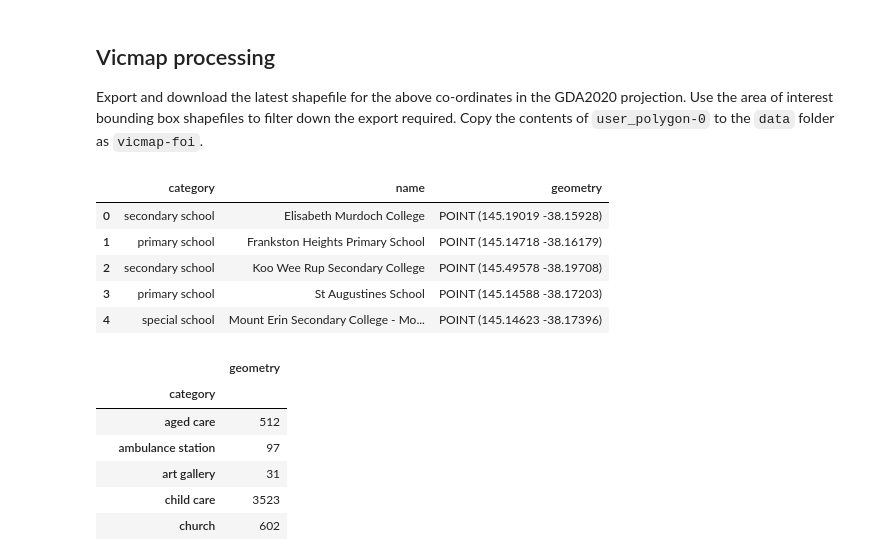
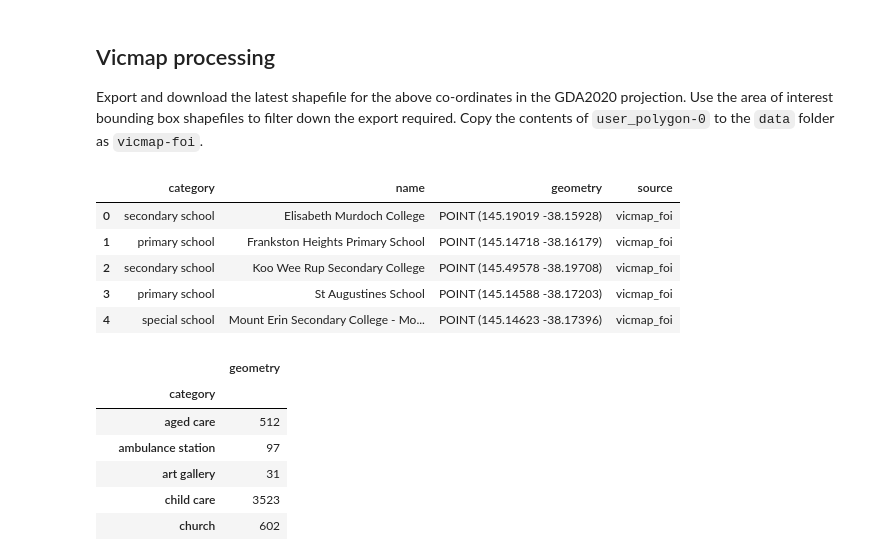
Before and after one commit to tpisel/walkability, a Jupyter notebook: data_ingestion.ipynb, the cells around one changed output. Cells and saved outputs as stored; diff of their text form; code cells hidden in the pictures.

```diff
--- a/data_ingestion.ipynb
+++ b/data_ingestion.ipynb
@@ -275,39 +297,41 @@ Export and download the latest shapefile for the above co-ordinates in the GDA20
 vicmap_gdf = gpd.read_file('data/vicmap-foi/VMFEAT/FOI_POINT.shp')
 
 # processing:
 # - filter desired fields
 # - map to desired columns (multipoint -> point geometries)
 
 vicmap_labels = [
     'child care','aged care','entertainment centre','hall','community centre','senior citizens','art gallery','museum','library',
     'primary/secondary school','special school','primary school','tertiary institution','secondary school','university',
     'police station','ambulance station','fire station','maternal/child health centre','general hospital','day procedure centre',
     'tower','monument','tourist attraction','church','mosque','synagogue','rotunda','day visitor area','club house',
     'picnic site','playground','swimming pool'
 ]
 
 cleaned_vicmap_gdf = (
     vicmap_gdf
     [vicmap_gdf['FEATSUBTYP'].isin(vicmap_labels)]
     [['FEATSUBTYP','NAME_LABEL','geometry']]
     .rename(columns = {'FEATSUBTYP': 'category', 'NAME_LABEL': 'name'})
 )
 
 def convert_multi_to_pt(geom):
     return geom.geoms[0] if geom.geom_type == 'MultiPoint' else geom
 
 cleaned_vicmap_gdf['geometry'] = cleaned_vicmap_gdf['geometry'].apply(convert_multi_to_pt)
 
+cleaned_vicmap_gdf['source'] = 'vicmap_foi'
+
 cleaned_vicmap_gdf.to_feather('data/prepared/vicmap.feather')
 
 cleaned_vicmap_gdf.head(5)
 # %% [output]
-|  | category | name | geometry |
-| 0 | secondary school | Elisabeth Murdoch College | POINT (145.19019 -38.15928) |
-| 1 | primary school | Frankston Heights Primary School | POINT (145.14718 -38.16179) |
-| 2 | secondary school | Koo Wee Rup Secondary College | POINT (145.49578 -38.19708) |
-| 3 | primary school | St Augustines School | POINT (145.14588 -38.17203) |
-| 4 | special school | Mount Erin Secondary College - Mo... | POINT (145.14623 -38.17396) |
+|  | category | name | geometry | source |
+| 0 | secondary school | Elisabeth Murdoch College | POINT (145.19019 -38.15928) | vicmap_foi |
+| 1 | primary school | Frankston Heights Primary School | POINT (145.14718 -38.16179) | vicmap_foi |
+| 2 | secondary school | Koo Wee Rup Secondary College | POINT (145.49578 -38.19708) | vicmap_foi |
+| 3 | primary school | St Augustines School | POINT (145.14588 -38.17203) | vicmap_foi |
+| 4 | special school | Mount Erin Secondary College - Mo... | POINT (145.14623 -38.17396) | vicmap_foi |
 # %%
 # location counts
 cleaned_vicmap_gdf[['category','geometry']].groupby('category').count()
```
Also changed, not shown: parts of 25 cells of this notebook, 10 other files.
